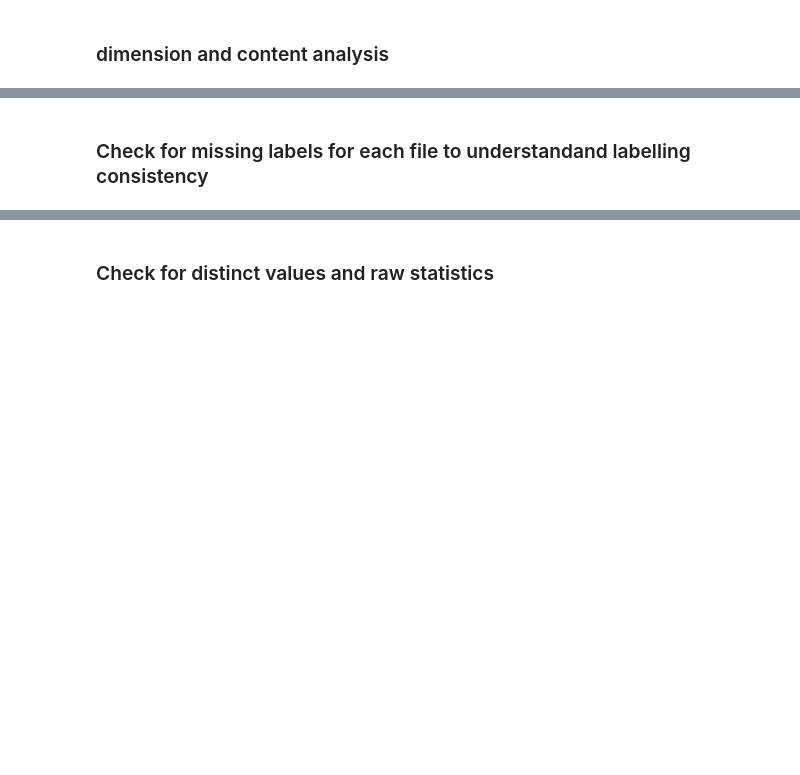
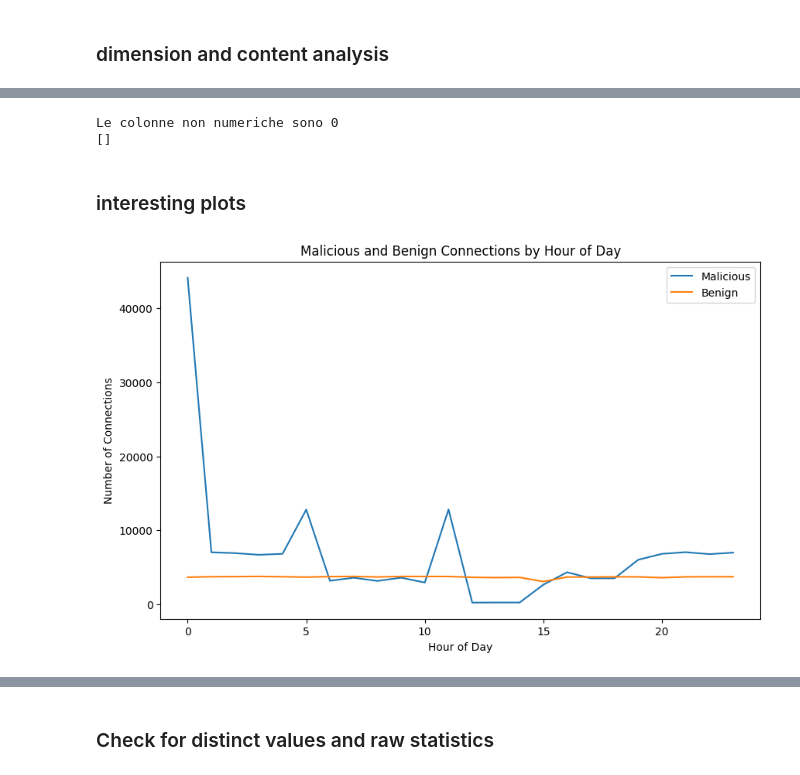
Before and after one commit to VincenzoRocchi/DDAM_Project_23-24, a Jupyter notebook: code/initial_tests.ipynb, the cells around one changed output, grey strips where cells are left out. Saved outputs shown, nothing was run; the diff lists cells and outputs as text; code cells hidden in the pictures; blank space fills up the shorter version.

```diff
--- a/code/initial_tests.ipynb
+++ b/code/initial_tests.ipynb
@@ -158,7 +197,7 @@ from pyspark.sql.window import Window
 window_spec = Window.partitionBy('id_orig_h', 'id_resp_h')
 
 # Extract features from IP addresses
-df_features = df.withColumn('id_orig_h_features', F.split('id_orig_h', r'\.')[0]) \
+df_binary = df_binary.withColumn('id_orig_h_features', F.split('id_orig_h', r'\.')[0]) \
                 .withColumn('id_resp_h_features', F.split('id_resp_h', r'\.')[0]) \
                 .withColumn('is_internal_orig', F.when(F.split('id_orig_h', r'\.')[0] == '192', 1).otherwise(0)) \
                 .withColumn('is_internal_resp', F.when(F.split('id_resp_h', r'\.')[0] == '192', 1).otherwise(0)) \
@@ -169,15 +208,11 @@ df_features = df.withColumn('id_orig_h_features', F.split('id_orig_h', r'\.')[0]
 
 # Select relevant columns for prediction
 selected_columns_feature_extraction = ['id_orig_h_features', 'id_resp_h_features', 'is_internal_orig', 'is_internal_resp', 'common_orig_dest_pairs', 'hour_of_day', 'day_of_week']
-
-df_selected_IPfeatures = df_features.select(selected_columns_feature_extraction).drop('id_orig_h', 'id_resp_h')
+df_selected_IPfeatures = df_binary.select(selected_columns_feature_extraction).drop('id_orig_h', 'id_resp_h')
 
 # # Convert columns to integer
-df_selected_IPfeatures = df_selected_IPfeatures.withColumn("id_orig_h_features", col("id_orig_h_features").cast("integer"))
-df_selected_IPfeatures = df_selected_IPfeatures.withColumn("id_resp_h_features", col("id_resp_h_features").cast("integer"))
-
-df_features = df_features.withColumn("id_orig_h_features", col("id_orig_h_features").cast("integer"))
-df_features = df_features.withColumn("id_resp_h_features", col("id_resp_h_features").cast("integer"))
+df_binary = df_binary.withColumn("id_orig_h_features", col("id_orig_h_features").cast("integer"))
+df_binary = df_binary.withColumn("id_resp_h_features", col("id_resp_h_features").cast("integer"))
 
 #print schema
 df_selected_IPfeatures.printSchema()
@@ -222,12 +274,12 @@ root
 # %%
 ip = df_selected_IPfeatures.schema.names
 string_index = df_selected_string_index.schema.names
-num_cols = [item[0] for item in df_features.dtypes if item[1] != 'string']
+num_cols = ["missed_bytes" , "orig_pkts" , "orig_ip_bytes" , "resp_pkts" , "resp_ip_bytes"]
 
-selected_features = ip + string_index + num_cols + ['history']
+selected_features = ip + string_index + num_cols
 
-df_selected_features = df_features.select(selected_features)
-df_selected_features.printSchema()
+df_binary = df_binary.select(selected_features)
+df_binary.printSchema()
 # %% [output]
 root
  |-- id_orig_h_features: integer (nullable = true)
@@ -341,6 +355,7 @@ ConnectionRefusedError: [WinError 10061] No connection could be made because the
 # %%
-# non_num_cols = [item[0] for item in df.dtypes if item[1] == 'string']
-# print('Le colonne non numeriche sono {}'.format(len(non_num_cols)))
-# print(non_num_cols)
+non_num_cols = [item[0] for item in df_binary.dtypes if item[1] == 'string']
+print('Le colonne non numeriche sono {}'.format(len(non_num_cols)))
+print(non_num_cols)
+# %% [output]
+Le colonne non numeriche sono 0
+[]
-# %% [markdown]
-### Check for missing labels for each file to understandand labelling consistency
@@ -382,0 +362,42 @@ ConnectionRefusedError: [WinError 10061] No connection could be made because the
+# %% [markdown]
+### interesting plots
+# %%
+from pyspark.sql.functions import when
+from pyspark.sql import SparkSession
+import matplotlib.pyplot as plt
+import seaborn as sns
+import pandas as pd
+
+# Assuming you have a SparkSession named 'spark'
+spark = SparkSession.builder.appName("example").getOrCreate()
+
+# Assuming 'label_index' is your column containing the label indices
+# Create a new column 'label_category' to aggregate non-benign labels under 'malicious'
+label_mapping = {0: 'Benign', 1: 'Malicious', 2: 'Malicious DDoS', 3: 'Malicious PartOfAHorizontalPortScan', 4: 'Malicious C&C', 5: 'Malicious Attack'}
+df_plot = df_binary.withColumn('label_category', when(df_binary.label_index == 0.0, 'benign').otherwise('malicious'))
+
+# Create a temporary view
+df_plot.createOrReplaceTempView("connection_data")
+
+# Use Spark SQL to filter data for malicious and benign connections
+malicious_df = spark.sql("SELECT * FROM connection_data WHERE label_category = 'malicious'")
+benign_df = spark.sql("SELECT * FROM connection_data WHERE label_category = 'benign'")
+
+# Group data by hour_of_day and count the number of connections
+malicious_counts = malicious_df.groupBy("hour_of_day").count().toPandas()
+benign_counts = benign_df.groupBy("hour_of_day").count().toPandas()
+
+# Merge the two DataFrames on hour_of_day
+merged_df = pd.merge(malicious_counts, benign_counts, on="hour_of_day", suffixes=('_malicious', '_benign'))
+
+# Plot the data
+plt.figure(figsize=(10, 6))
+sns.lineplot(data=merged_df, x='hour_of_day', y='count_malicious', label='Malicious')
+sns.lineplot(data=merged_df, x='hour_of_day', y='count_benign', label='Benign')
+plt.title('Malicious and Benign Connections by Hour of Day')
+plt.xlabel('Hour of Day')
+plt.ylabel('Number of Connections')
+plt.legend()
+plt.show()
+# %% [output]
+[figure, added]
```
Also changed, not shown: parts of 34 cells of this notebook.
